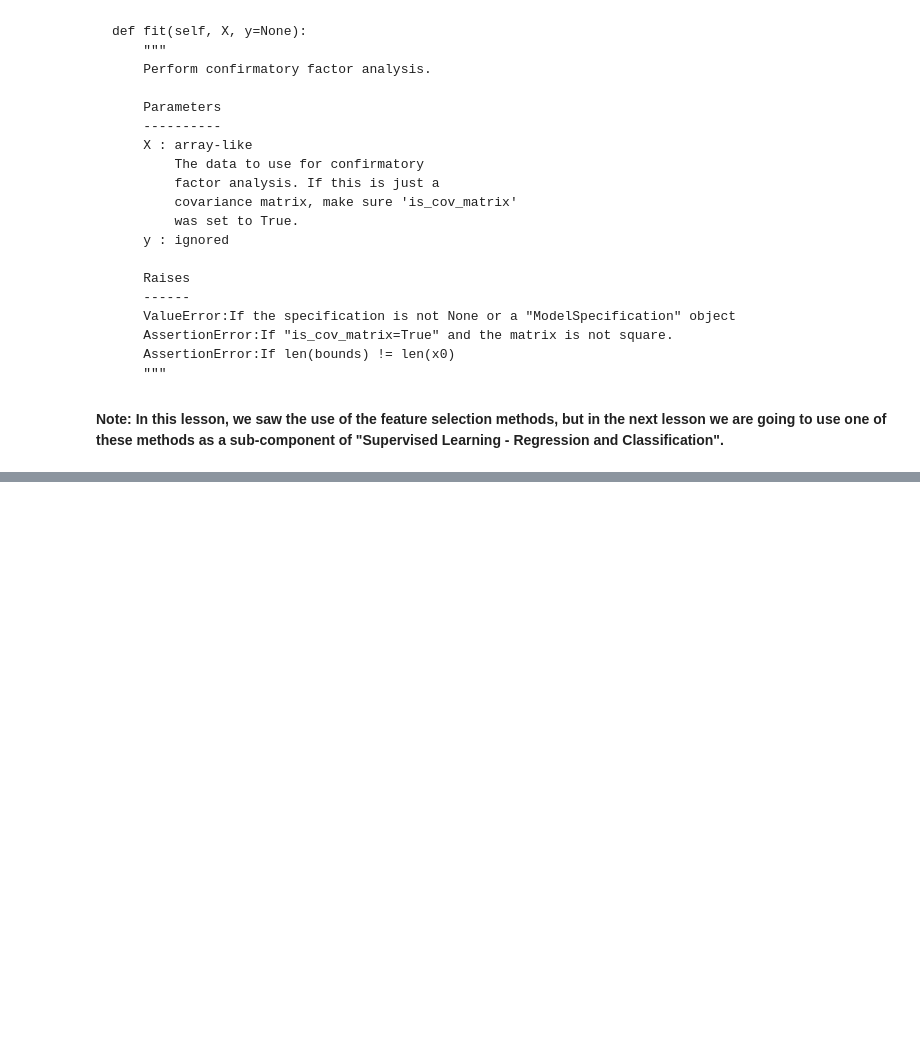
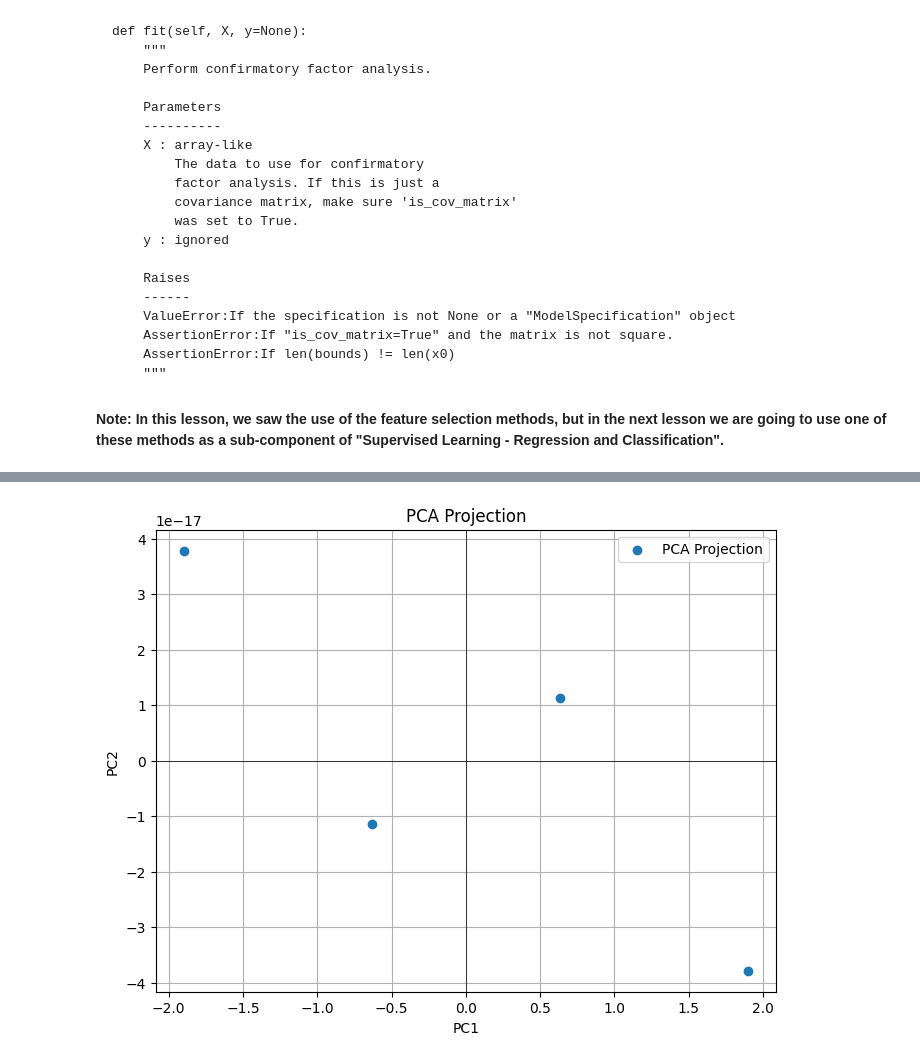
Before and after one commit to Hari-810/ML_DL, a Jupyter notebook: EDA/Lesson_08_Feature_Selection/8.01_Feature_Selection.ipynb, the cells around one changed output, grey strips where cells are left out. Drawn from its saved outputs; the diff is of its cells as text; code cells hidden in the pictures; blank space fills up the shorter version.

```diff
--- a/EDA/Lesson_08_Feature_Selection/8.01_Feature_Selection.ipynb
+++ b/EDA/Lesson_08_Feature_Selection/8.01_Feature_Selection.ipynb
@@ -521,0 +589,50 @@ cfa1.transform(df_corr.values)
+# %%
+import numpy as np
+import matplotlib.pyplot as plt
+
+# Original dataset
+original_data = np.array([[1, 2], [2, 3], [3, 4], [4, 5]])
+
+# Step 1: Standardize the data
+mean = np.mean(original_data, axis=0)
+std_dev = np.std(original_data, axis=0)
+standardized_data = (original_data - mean) / std_dev
+
+# Step 2: Compute the covariance matrix
+covariance_matrix = np.cov(standardized_data, rowvar=False)
+
+# Step 3: Eigen decomposition
+eigenvalues, eigenvectors = np.linalg.eig(covariance_matrix)
+
+# Sort eigenvalues and eigenvectors
+sorted_indices = np.argsort(eigenvalues)[::-1]
+eigenvalues = eigenvalues[sorted_indices]
+eigenvectors = eigenvectors[:, sorted_indices]
+
+# Step 4: Select principal components
+principal_components = eigenvectors[:, :2]
+
+# Step 5: Project the data onto the principal components
+transformed_data = np.dot(standardized_data, principal_components)
+
+# Plot PCA projection with PCA lines
+plt.figure(figsize=(8, 6))
+plt.scatter(transformed_data[:, 0], transformed_data[:, 1], label='PCA Projection')
+plt.title('PCA Projection')
+plt.xlabel('PC1')
+plt.ylabel('PC2')
+
+# # Plot PCA lines
+# for i in range(len(eigenvalues)):
+#     plt.arrow(0, 0, eigenvalues[i] * eigenvectors[0, i], eigenvalues[i] * eigenvectors[1, i],
+#               head_width=0.2, head_length=0.2, fc='r', ec='r')
+#     plt.text(eigenvalues[i] * eigenvectors[0, i], eigenvalues[i] * eigenvectors[1, i],
+#              f'Eigenvalue {i+1}', color='r', fontsize=12, ha='right', va='bottom')
+
+plt.legend()
+plt.grid(True)
+plt.axhline(0, color='black', linewidth=0.5)
+plt.axvline(0, color='black', linewidth=0.5)
+plt.show()
+# %% [output]
+[figure, added]
```
Also changed, not shown: parts of 12 cells of this notebook, 1 other file.
